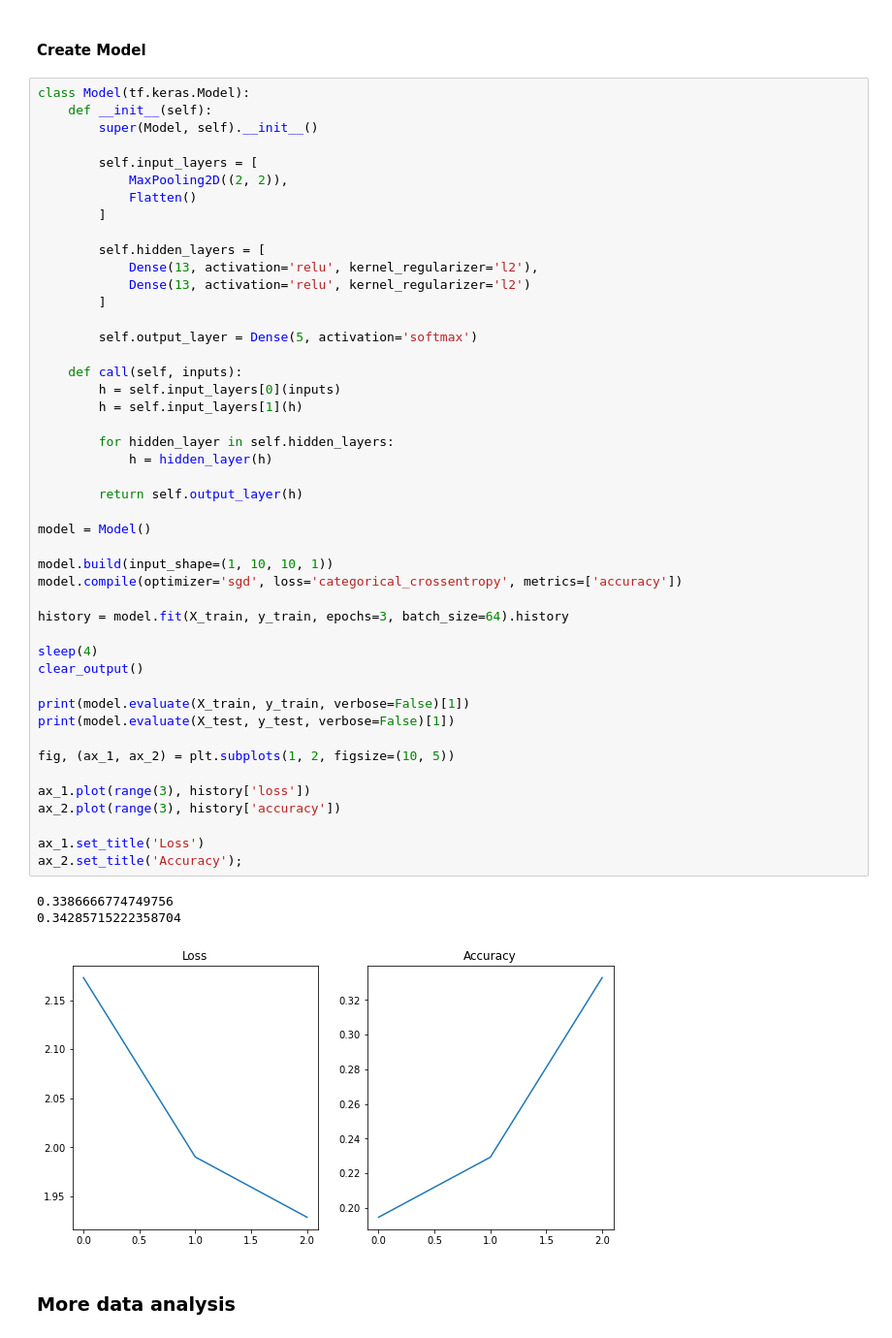
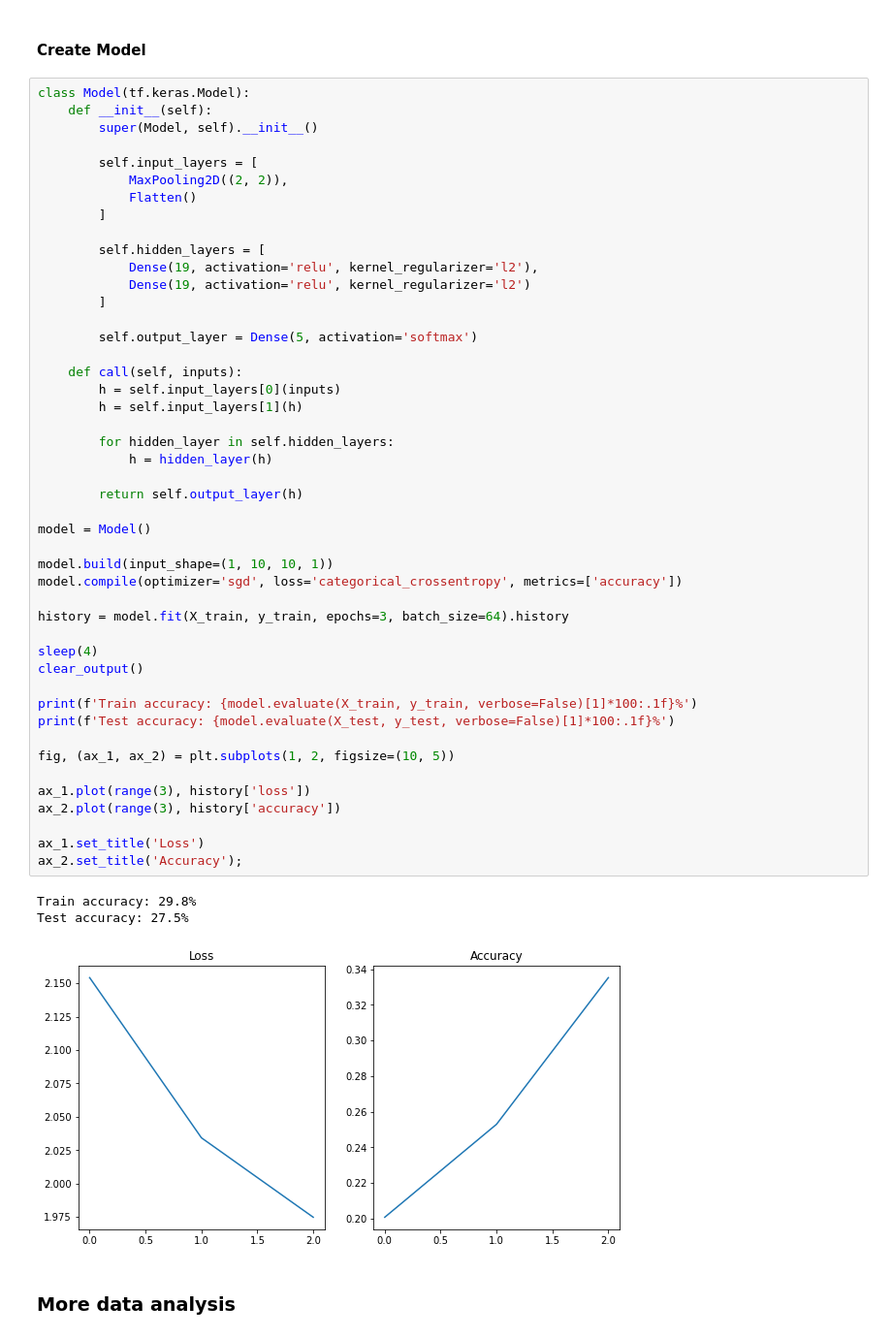
Before and after one commit to rohannakra/AI-Predicts-Particle-Collisions, a Jupyter notebook: main.ipynb, the cells around one changed output. Shown at 97% size. Cells and saved outputs as stored; diff of their text form.

Commit message:
Showing test results.

```diff
--- a/main.ipynb
+++ b/main.ipynb
@@ -198,45 +198,45 @@ class Model(tf.keras.Model):
         ]
 
         self.hidden_layers = [
-            Dense(13, activation='relu', kernel_regularizer='l2'),
-            Dense(13, activation='relu', kernel_regularizer='l2')
+            Dense(19, activation='relu', kernel_regularizer='l2'),
+            Dense(19, activation='relu', kernel_regularizer='l2')
         ]
 
         self.output_layer = Dense(5, activation='softmax')
 
     def call(self, inputs):
         h = self.input_layers[0](inputs)
         h = self.input_layers[1](h)
 
         for hidden_layer in self.hidden_layers:
             h = hidden_layer(h)
 
         return self.output_layer(h)
 
 model = Model()
 
 model.build(input_shape=(1, 10, 10, 1))
 model.compile(optimizer='sgd', loss='categorical_crossentropy', metrics=['accuracy'])
 
 history = model.fit(X_train, y_train, epochs=3, batch_size=64).history
 
 sleep(4)
 clear_output()
 
-print(model.evaluate(X_train, y_train, verbose=False)[1])
-print(model.evaluate(X_test, y_test, verbose=False)[1])
+print(f'Train accuracy: {model.evaluate(X_train, y_train, verbose=False)[1]*100:.1f}%')
+print(f'Test accuracy: {model.evaluate(X_test, y_test, verbose=False)[1]*100:.1f}%')
 
 fig, (ax_1, ax_2) = plt.subplots(1, 2, figsize=(10, 5))
 
 ax_1.plot(range(3), history['loss'])
 ax_2.plot(range(3), history['accuracy'])
 
 ax_1.set_title('Loss')
 ax_2.set_title('Accuracy');
 # %% [output]
-0.3386666774749756
-0.34285715222358704
+Train accuracy: 29.8%
+Test accuracy: 27.5%
-[figure, old version]
+[figure, new version]
 # %% [markdown]
 ### More data analysis
 # %%
```
Also changed, not shown: parts of 4 cells of this notebook, 2 other files.
